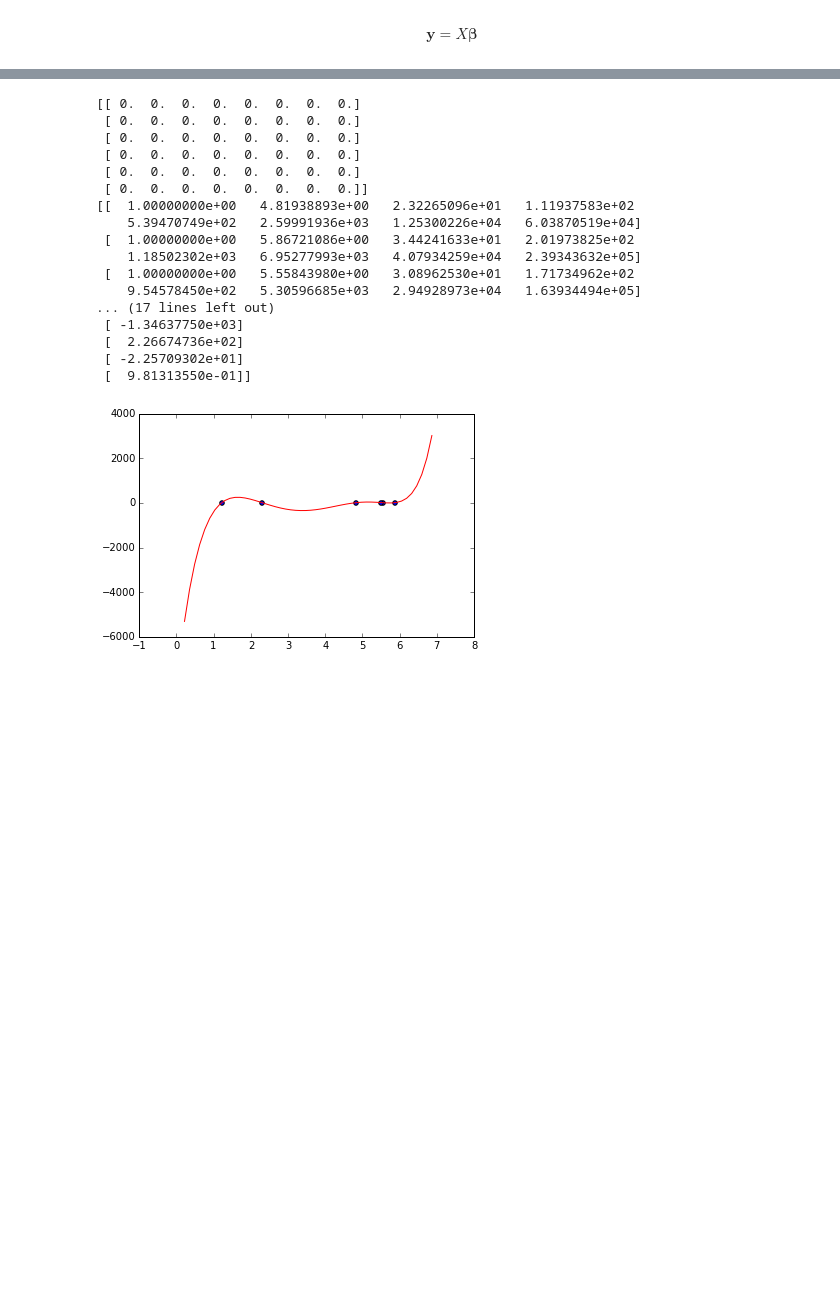
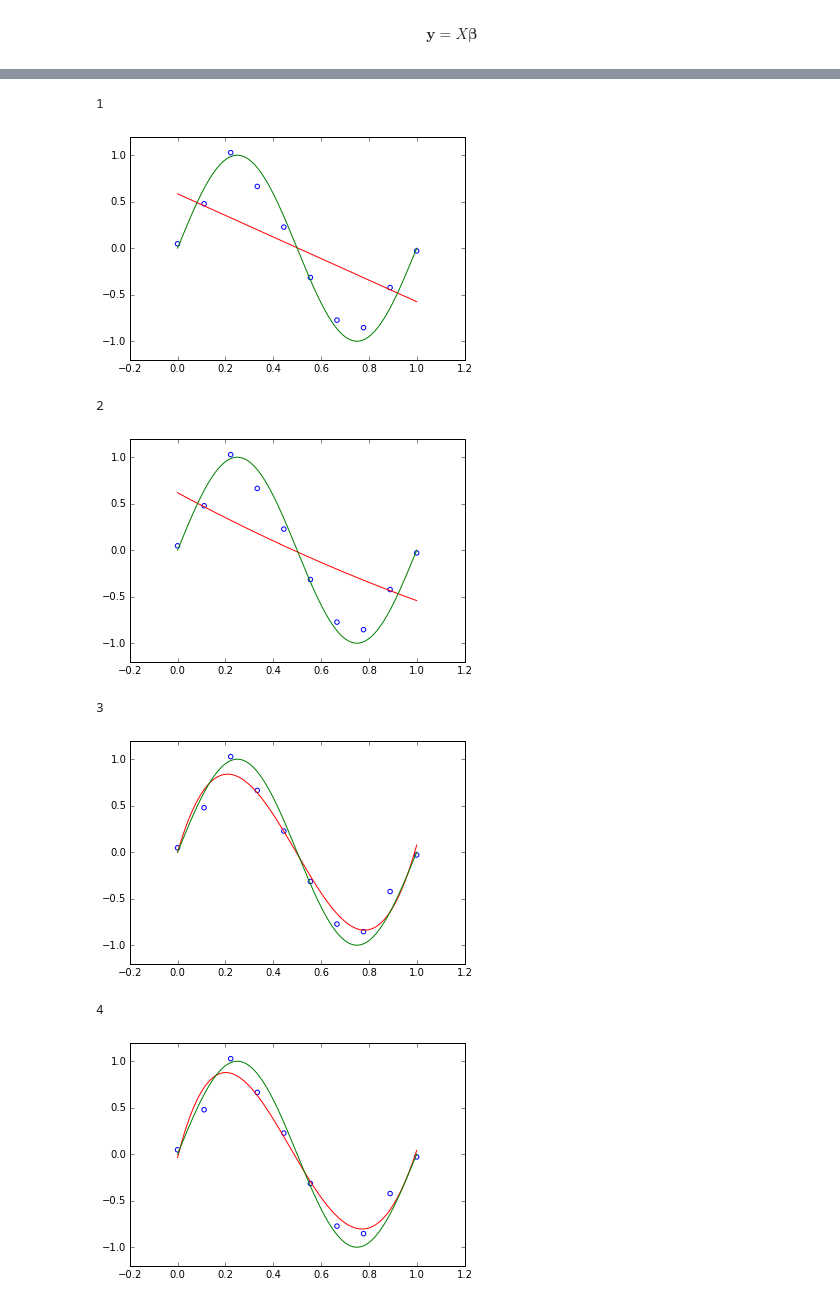
Before and after one commit to peteflorence/MachineLearning6.867, a Jupyter notebook: Bishop/Chapter1.ipynb, the cells around one changed output, grey strips where cells are left out. Drawn from its saved outputs; the diff is of its cells as text; code cells hidden in the pictures; blank space fills up the shorter version.

```diff
--- a/Bishop/Chapter1.ipynb
+++ b/Bishop/Chapter1.ipynb
@@ -165,59 +125,55 @@ def polyFit(data,M):
     n = data.shape[0]
 
     # Xmatrix is n by M
-    protomatrix = np.zeros((n,M))
+    protomatrix = np.zeros((n,M+1))
     Xmatrix = np.matrix(protomatrix)
-    print Xmatrix
     for i in range(n):
-        for j in range(M):
+        for j in range(M+1):
             Xmatrix[i,j] = data[i,0] ** j
-    print Xmatrix
 
     # yvec is an n-dimensional vector of target values
     yvec = data[:,1]
     yvecmatrix = np.matrix(yvec)
     yvecmatrix = yvecmatrix.T
-    print yvecmatrix
 
     # Find optimal parameters by solving the normal equation
     beta = (Xmatrix.T * Xmatrix).I  * Xmatrix.T *yvecmatrix
-    print 'beta is'
-    print beta
 
     # Prepare for plotting
-    minx = min(data[:,0]) - 1
-    maxx = max(data[:,0]) + 1
-    xx = np.linspace(minx, maxx, 50)
+    minx = min(data[:,0])
+    maxx = max(data[:,0])
+    #minx = minx - (maxx-minx)/10
+    #maxx = maxx + (maxx-minx)/10
+    xx = np.linspace(minx, maxx, 200)
 
     # Plot polynomial fit
     y = np.array(xx*0)
-    for j in range(M):
+    for j in range(M+1):
         y = y + beta[j]*xx**j
 
     plt.figure(1)
     plt.plot(xx, y.T, color='r')
-    plt.scatter(data[:,0],data[:,1])
+
+    # Plot noisy data
+    plt.scatter(data[:,0],data[:,1],marker='o',facecolors='none',edgecolors='blue')
+
+    # Plot underlying distribution
+    plt.plot(xline,tline, color='green')
+
+
+    plt.axis([-0.2,1.2,-1.2,1.2])
     plt.show()
 # %%
-data = np.random.rand(6, 2) * 10
-M = 8
-polyFit(data,M)
+data = np.vstack((x,t)).T
+for M in range(1,10):
+    print M
+    polyFit(data,M)
 # %% [output]
-[[ 0.  0.  0.  0.  0.  0.  0.  0.]
- [ 0.  0.  0.  0.  0.  0.  0.  0.]
- [ 0.  0.  0.  0.  0.  0.  0.  0.]
- [ 0.  0.  0.  0.  0.  0.  0.  0.]
- [ 0.  0.  0.  0.  0.  0.  0.  0.]
- [ 0.  0.  0.  0.  0.  0.  0.  0.]]
-[[  1.00000000e+00   4.81938893e+00   2.32265096e+01   1.11937583e+02
-    5.39470749e+02   2.59991936e+03   1.25300226e+04   6.03870519e+04]
- [  1.00000000e+00   5.86721086e+00   3.44241633e+01   2.01973825e+02
-    1.18502302e+03   6.95277993e+03   4.07934259e+04   2.39343632e+05]
- [  1.00000000e+00   5.55843980e+00   3.08962530e+01   1.71734962e+02
-    9.54578450e+02   5.30596685e+03   2.94928973e+04   1.63934494e+05]
-... (17 lines left out)
- [ -1.34637750e+03]
- [  2.26674736e+02]
- [ -2.25709302e+01]
- [  9.81313550e-01]]
+1
-[figure, old version]
+[figure, new version]
+2
+[figure, added]
+3
+[figure, added]
+4
+[figure, added]
```
Also changed, not shown: parts of 8 cells of this notebook.
